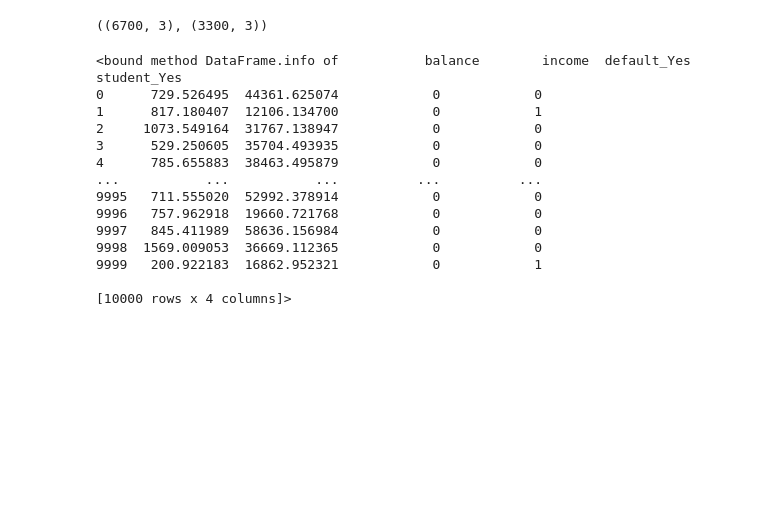
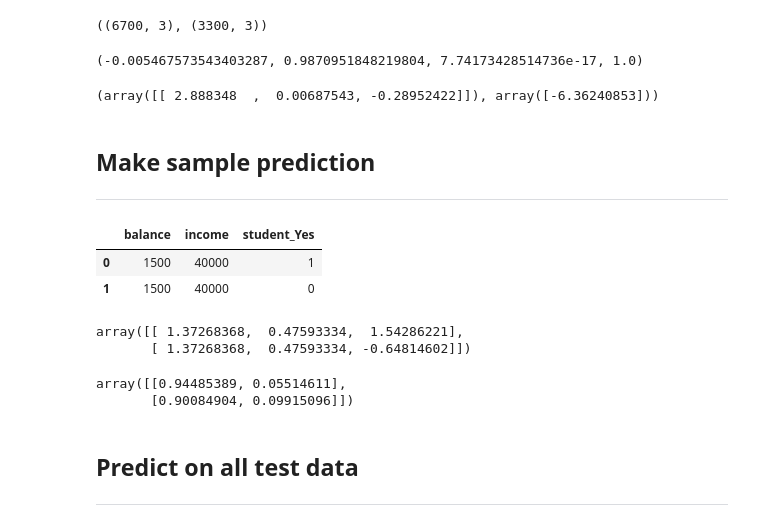
Before and after one commit to Canesp/Machine-learning-Philip-de-Canesie, a Jupyter notebook: Code-along/Lec-06.ipynb, the cells around one changed output. Saved outputs shown, nothing was run; the diff lists cells and outputs as text; code cells hidden in the pictures; blank space fills up the shorter version.

```diff
--- a/Code-along/Lec-06.ipynb
+++ b/Code-along/Lec-06.ipynb
@@ -113,20 +113,46 @@ X_train, X_test, y_train, y_test = train_test_split(X, y, test_size=0.33, random
 X_train.shape, X_test.shape
 # %% [output]
 ((6700, 3), (3300, 3))
-# %%
-df.info
-# %% [output]
-<bound method DataFrame.info of           balance        income  default_Yes  student_Yes
-0      729.526495  44361.625074            0            0
-1      817.180407  12106.134700            0            1
-2     1073.549164  31767.138947            0            0
-3      529.250605  35704.493935            0            0
-4      785.655883  38463.495879            0            0
-...           ...           ...          ...          ...
-9995   711.555020  52992.378914            0            0
-9996   757.962918  19660.721768            0            0
-9997   845.411989  58636.156984            0            0
-9998  1569.009053  36669.112365            0            0
-9999   200.922183  16862.952321            0            1
-
-[10000 rows x 4 columns]>
+# %%
+scaler = StandardScaler()
+scaled_X_train = scaler.fit_transform(X_train)
+scaled_X_test = scaler.transform(X_test)
+
+scaled_X_test.mean(), scaled_X_test.std(), scaled_X_train.mean(), scaled_X_train.std()
+# %% [output]
+(-0.005467573543403287, 0.9870951848219804, 7.74173428514736e-17, 1.0)
+# %%
+model = LogisticRegression(penalty=None)
+model.fit(scaled_X_train, y_train)
+model.coef_, model.intercept_
+# %% [output]
+(array([[ 2.888348  ,  0.00687543, -0.28952422]]), array([-6.36240853]))
+# %% [markdown]
+## **Make sample prediction**
+
+---
+# %%
+test_sample = pd.DataFrame(
+    {"balance": [1500, 1500], "income": [40000, 40000], "student_Yes": [1, 0]}
+)
+
+test_sample
+# %% [output]
+|  | balance | income | student_Yes |
+| 0 | 1500 | 40000 | 1 |
+| 1 | 1500 | 40000 | 0 |
+# %%
+scaled_test_sample = scaler.transform(test_sample)
+scaled_test_sample
+# %% [output]
+array([[ 1.37268368,  0.47593334,  1.54286221],
+       [ 1.37268368,  0.47593334, -0.64814602]])
+# %%
+model.predict_proba(scaled_test_sample)
+# %% [output]
+array([[0.94485389, 0.05514611],
+       [0.90084904, 0.09915096]])
+# %% [markdown]
+## **Predict on all test data**
+
+---
```
Also changed, not shown: parts of 8 cells of this notebook.
